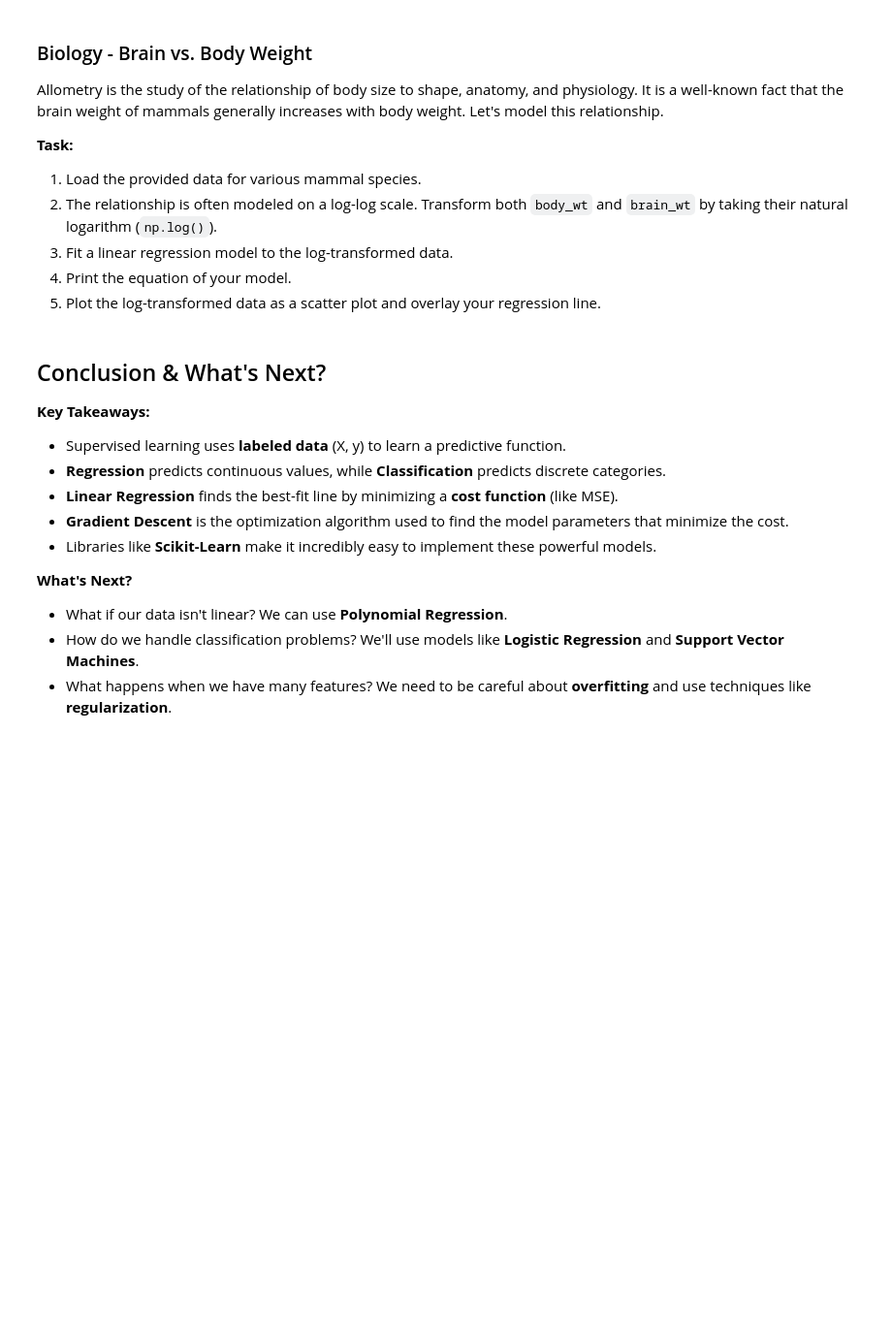
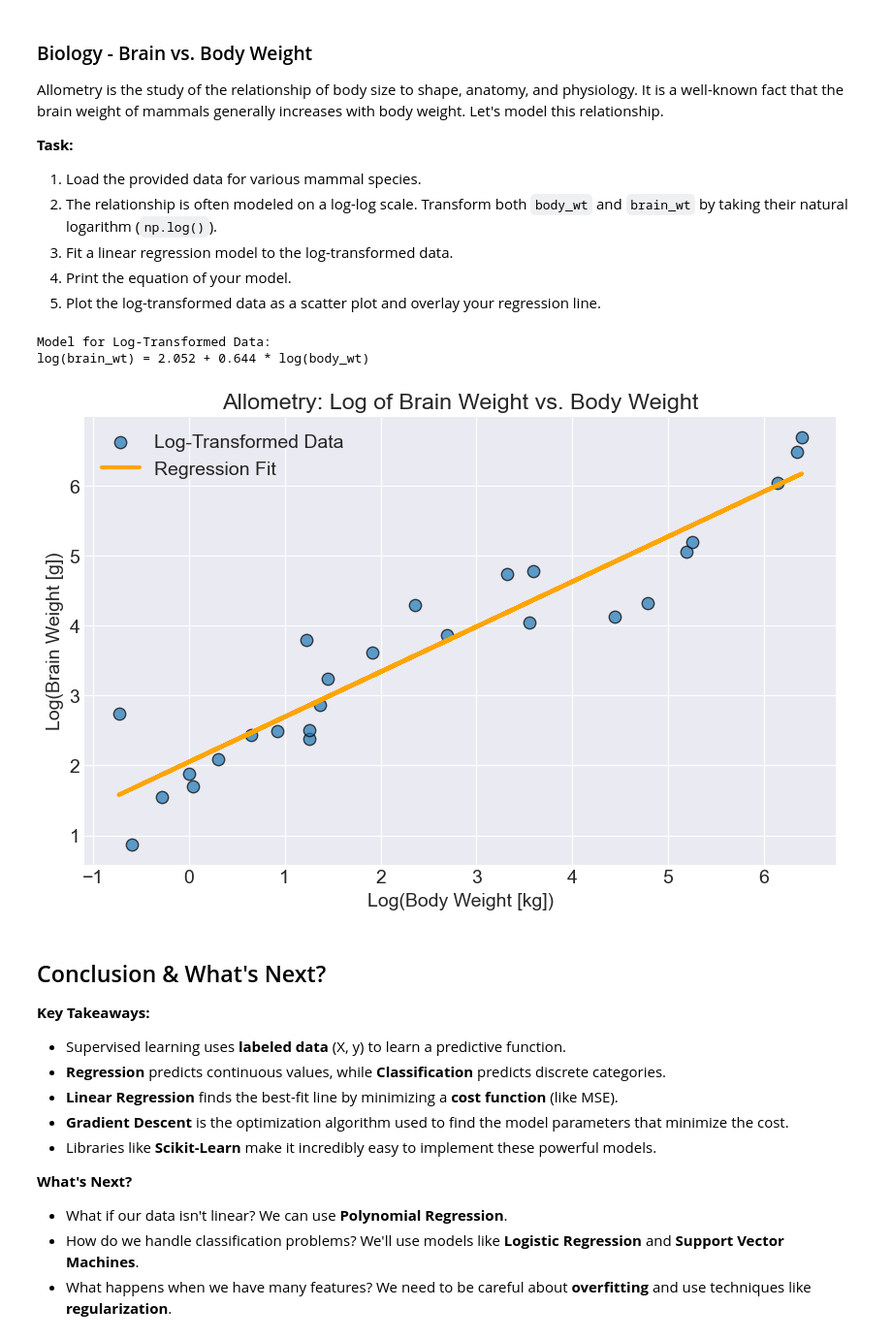
Before and after one commit to iluvatar1/ML4Sci-lectures, a Jupyter notebook: lectures/04-LinearRegression/LinearRegression.ipynb, the cells around one changed output. Shown at 97% size. Drawn from its saved outputs; the diff is of its cells as text; code cells hidden in the pictures; blank space fills up the shorter version.

```diff
--- a/lectures/04-LinearRegression/LinearRegression.ipynb
+++ b/lectures/04-LinearRegression/LinearRegression.ipynb
@@ -209,12 +223,41 @@ Allometry is the study of the relationship of body size to shape, anatomy, and p
 # %%
 # Data for Exercise 1
 body_wt = np.array([3.385, 0.48, 1.35, 465.0, 36.33, 27.66, 1.04, 4.235, 10.55, 0.55, 1.0, 600.0, 3.5, 3.5, 6.8, 35.0, 3.92, 572.0, 180.0, 2.5, 1.92, 119.5, 85.0, 0.75, 14.83, 192.0])
 brain_wt = np.array([44.5, 15.5, 8.1, 423.0, 119.5, 115.0, 5.5, 25.6, 73.5, 2.4, 6.6, 812.0, 10.8, 12.3, 37.0, 57.0, 17.5, 655.0, 157.0, 12.1, 11.4, 75.0, 62.0, 4.7, 48.0, 180.0])
 
 # 1. (Data is already loaded)
 
-# YOUR CODE HERE
-raise NotImplementedError()
+### BEGIN SOLUTION
+# 2. Transform the data
+log_body = np.log(body_wt).reshape(-1, 1) # Reshape for scikit-learn
+log_brain = np.log(brain_wt)
+
+# 3. Create and fit the model
+bio_model = LinearRegression()
+bio_model.fit(log_body, log_brain)
+
+# 4. Print the equation
+intercept = bio_model.intercept_
+slope = bio_model.coef_[0]
+print("Model for Log-Transformed Data:")
+print(f"log(brain_wt) = {intercept:.3f} + {slope:.3f} * log(body_wt)\n")
+
+# 5. Plot the results
+log_brain_pred = bio_model.predict(log_body)
+
+plt.figure(figsize=(10, 6))
+plt.scatter(log_body, log_brain, edgecolor='k', alpha=0.7, s=80, label='Log-Transformed Data')
+plt.plot(log_body, log_brain_pred, color='orange', linewidth=3, label='Regression Fit')
+plt.xlabel("Log(Body Weight [kg])")
+plt.ylabel("Log(Brain Weight [g])")
+plt.title("Allometry: Log of Brain Weight vs. Body Weight")
+plt.legend()
+plt.show()
+### END SOLUTION
+# %% [output]
+Model for Log-Transformed Data:
+log(brain_wt) = 2.052 + 0.644 * log(body_wt)
+[figure, added]
 # %% [markdown]
 ## Conclusion & What's Next?
 
```
Also changed, not shown: parts of 5 cells of this notebook, 5 other files.
